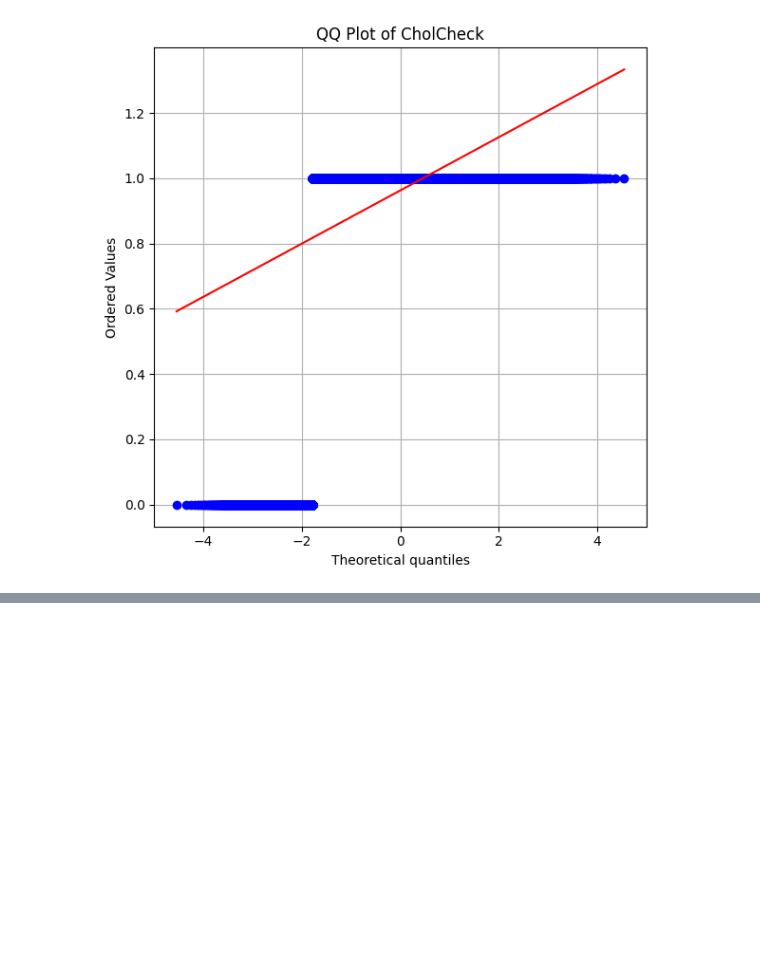
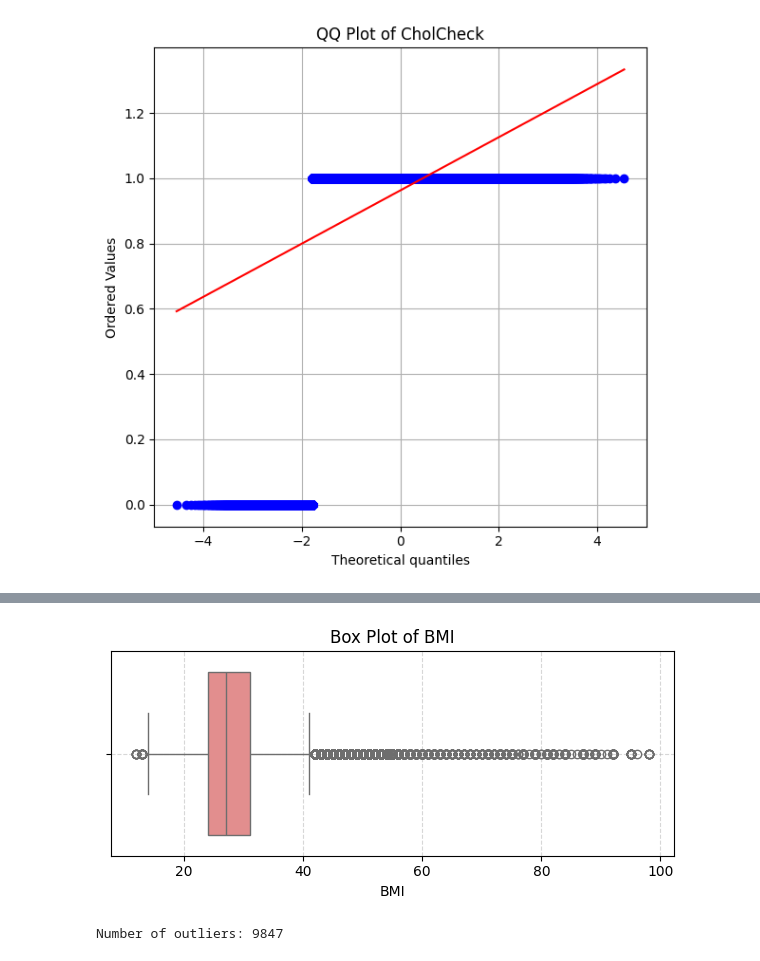
Before and after one commit to mrablfz05/diabetes-prediction, a Jupyter notebook: diabetes_prediction.ipynb, the cells around one changed output, grey strips where cells are left out. Saved outputs shown, nothing was run; the diff lists cells and outputs as text; code cells hidden in the pictures; blank space fills up the shorter version.

Commit message:
EDA-PrePr: EDA on BMI column and get the count of outliers

```diff
--- a/diabetes_prediction.ipynb
+++ b/diabetes_prediction.ipynb
@@ -526,0 +630,25 @@ plt.show()
+# %%
+plt.figure(figsize=(6, 3))
+sns.boxplot(x=diabetes["BMI"], color="lightcoral")
+plt.title("Box Plot of BMI")
+plt.xlabel("BMI")
+plt.grid(True, linestyle='--', alpha=0.5)
+plt.tight_layout()
+plt.show()
+# %% [output]
+[figure, added]
+# %%
+bmi = diabetes["BMI"]
+Q1 = bmi.quantile(0.25)
+Q3 = bmi.quantile(0.75)
+IQR = Q3 - Q1
+
+lower_threshold = Q1 - 1.5 * IQR
+upper_threshold = Q3 + 1.5 * IQR
+
+outliers = bmi[(bmi < lower_threshold) | (bmi > upper_threshold)]
+n_outliers = outliers.count()
+
+print(f"Number of outliers: {n_outliers}")
+# %% [output]
+Number of outliers: 9847
```
Also changed, not shown: parts of 12 cells of this notebook.
